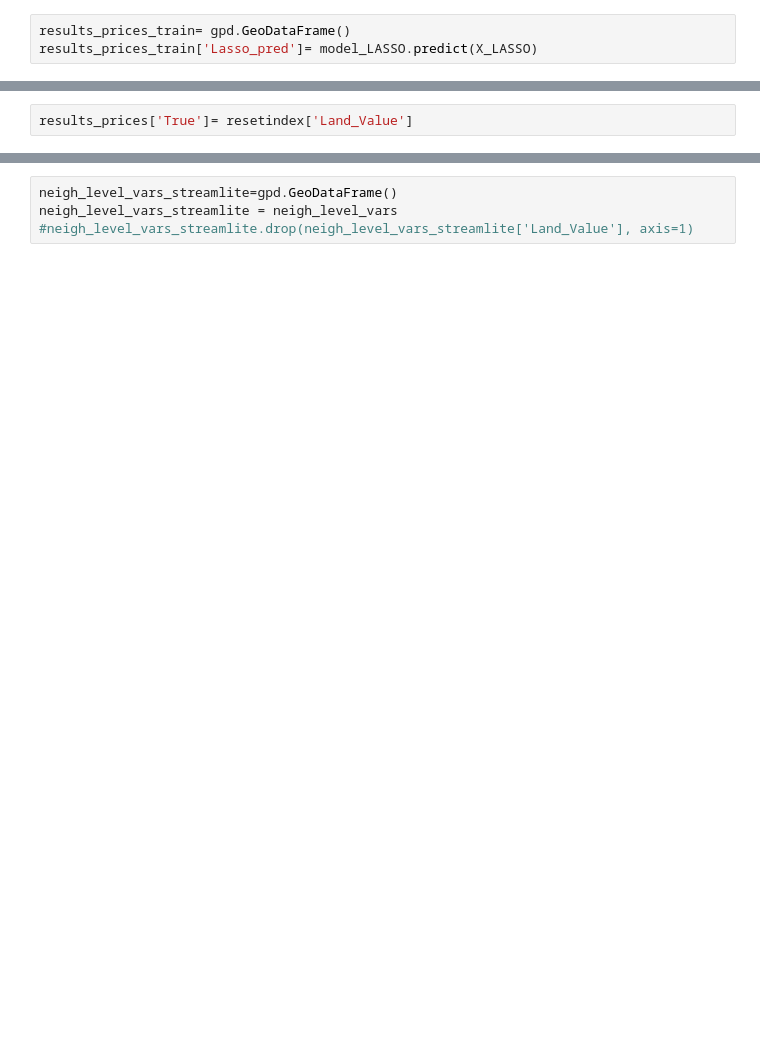
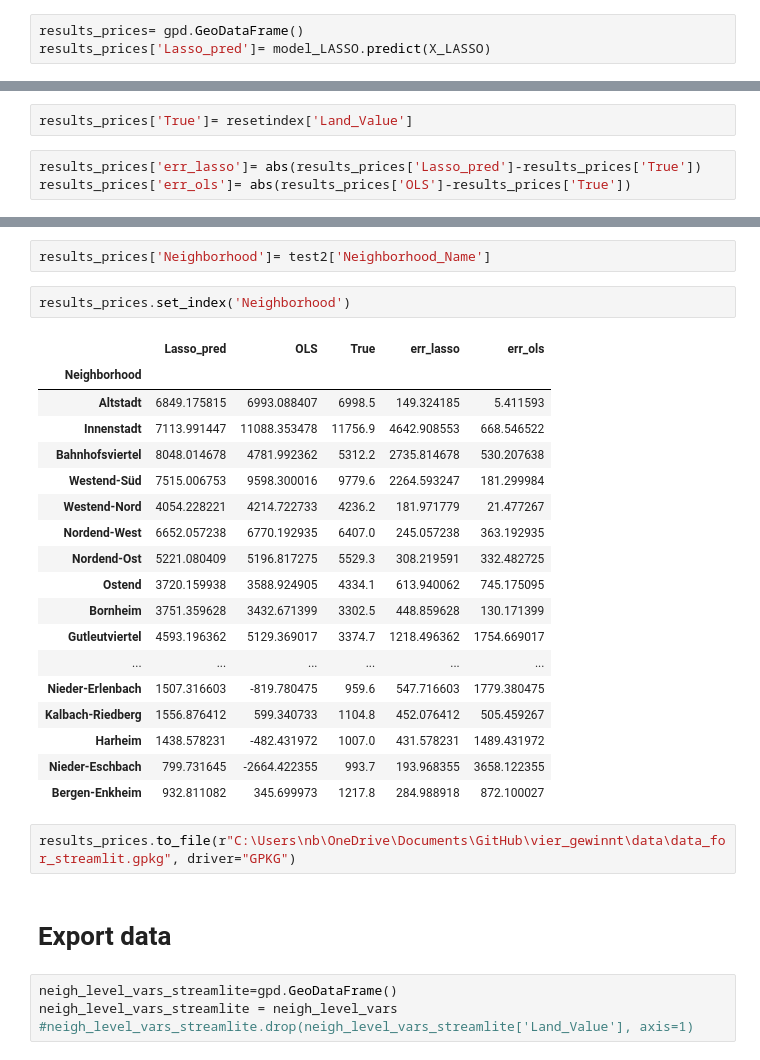
Before and after one commit to Albert-Econ/vier_gewinnt, a Jupyter notebook: scripts.ipynb, the cells around one changed output, grey strips where cells are left out. Drawn from its saved outputs; the diff is of its cells as text; blank space fills up the shorter version.

```diff
--- a/scripts.ipynb
+++ b/scripts.ipynb
@@ -281,3 +219,3 @@ X_LASSO_test, y_LASSO_test = data[31:,1: ], data[31:, 0]
 # %%
-results_prices_train= gpd.GeoDataFrame()
-results_prices_train['Lasso_pred']= model_LASSO.predict(X_LASSO)
+results_prices= gpd.GeoDataFrame()
+results_prices['Lasso_pred']= model_LASSO.predict(X_LASSO)
@@ -407,2 +267,5 @@ resetindex = resetindex.reset_index()
 # %%
 results_prices['True']= resetindex['Land_Value']
+# %%
+results_prices['err_lasso']= abs(results_prices['Lasso_pred']-results_prices['True'])
+results_prices['err_ols']= abs(results_prices['OLS']-results_prices['True'])
@@ -429,3 +328,30 @@ results_prices
+# %%
+results_prices['Neighborhood']= test2['Neighborhood_Name']
+# %%
+results_prices.set_index('Neighborhood')
+# %% [output]
+|  | Lasso_pred | OLS | True | err_lasso | err_ols |
+| Neighborhood |  |  |  |  |  |
+| Altstadt | 6849.175815 | 6993.088407 | 6998.5 | 149.324185 | 5.411593 |
+| Innenstadt | 7113.991447 | 11088.353478 | 11756.9 | 4642.908553 | 668.546522 |
+| Bahnhofsviertel | 8048.014678 | 4781.992362 | 5312.2 | 2735.814678 | 530.207638 |
+| Westend-Süd | 7515.006753 | 9598.300016 | 9779.6 | 2264.593247 | 181.299984 |
+| Westend-Nord | 4054.228221 | 4214.722733 | 4236.2 | 181.971779 | 21.477267 |
+| Nordend-West | 6652.057238 | 6770.192935 | 6407.0 | 245.057238 | 363.192935 |
+| Nordend-Ost | 5221.080409 | 5196.817275 | 5529.3 | 308.219591 | 332.482725 |
+| Ostend | 3720.159938 | 3588.924905 | 4334.1 | 613.940062 | 745.175095 |
+| Bornheim | 3751.359628 | 3432.671399 | 3302.5 | 448.859628 | 130.171399 |
+| Gutleutviertel | 4593.196362 | 5129.369017 | 3374.7 | 1218.496362 | 1754.669017 |
+| ... | ... | ... | ... | ... | ... |
+| Nieder-Erlenbach | 1507.316603 | -819.780475 | 959.6 | 547.716603 | 1779.380475 |
+| Kalbach-Riedberg | 1556.876412 | 599.340733 | 1104.8 | 452.076412 | 505.459267 |
+| Harheim | 1438.578231 | -482.431972 | 1007.0 | 431.578231 | 1489.431972 |
+| Nieder-Eschbach | 799.731645 | -2664.422355 | 993.7 | 193.968355 | 3658.122355 |
+| Bergen-Enkheim | 932.811082 | 345.699973 | 1217.8 | 284.988918 | 872.100027 |
+# %%
+results_prices.to_file(r"C:\Users\nb\OneDrive\Documents\GitHub\vier_gewinnt\data\data_for_streamlit.gpkg", driver="GPKG")
+# %% [markdown]
+# Export data
 # %%
 neigh_level_vars_streamlite=gpd.GeoDataFrame()
 neigh_level_vars_streamlite = neigh_level_vars
```
Also changed, not shown: parts of 37 cells of this notebook, 7 other files.
